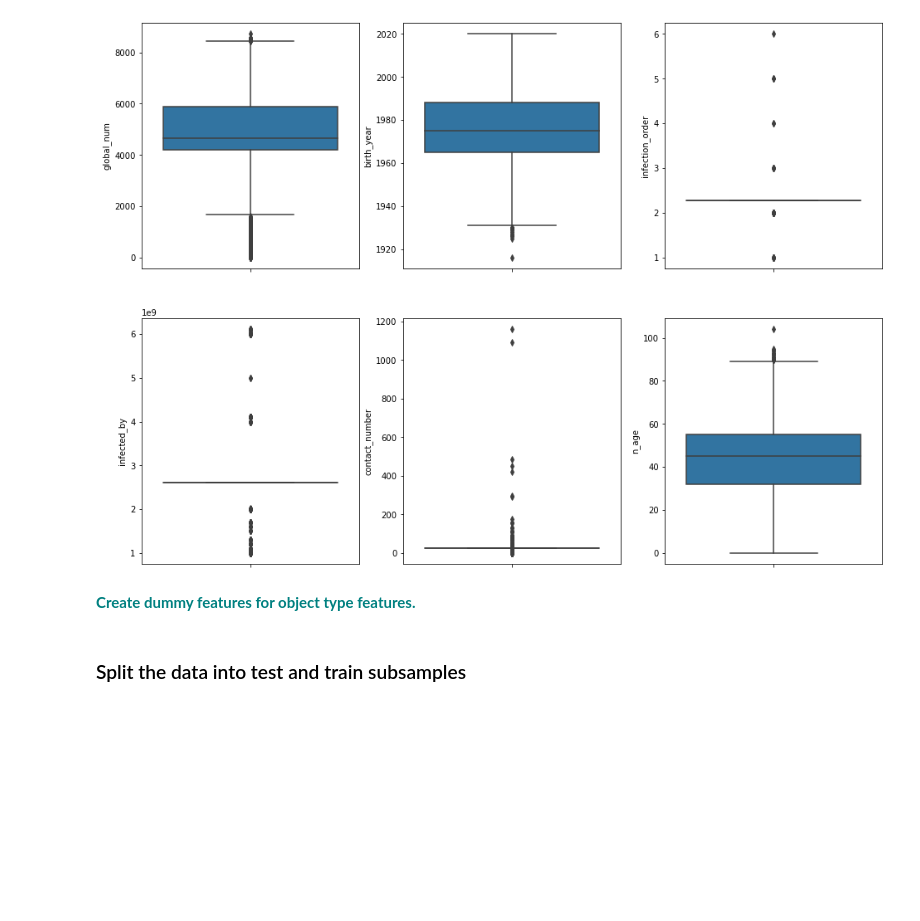
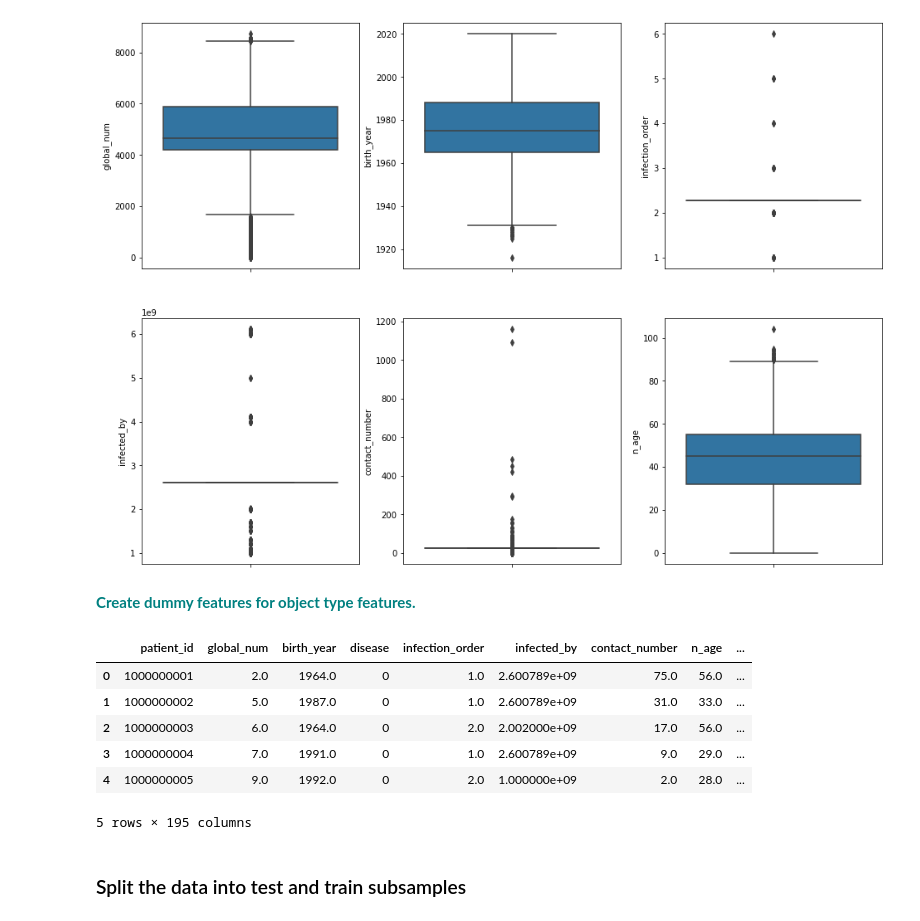
Before and after one commit to ChadDelany/Case_Study-Random_Forest, a Jupyter notebook: RandomForest_casestudy_covid19.ipynb, the cells around one changed output. Saved outputs shown, nothing was run; the diff lists cells and outputs as text; code cells hidden in the pictures; blank space fills up the shorter version.

```diff
--- a/RandomForest_casestudy_covid19.ipynb
+++ b/RandomForest_casestudy_covid19.ipynb
@@ -508,6 +508,17 @@ plt.show()
 [figure]
 # %% [markdown]
 **<font color='teal'> Create dummy features for object type features. </font>**
+# %%
+df = pd.get_dummies(df)
+df.head()
+# %% [output]
+|  | patient_id | global_num | birth_year | disease | infection_order | infected_by | contact_number | n_age | ... |
+| 0 | 1000000001 | 2.0 | 1964.0 | 0 | 1.0 | 2.600789e+09 | 75.0 | 56.0 | ... |
+| 1 | 1000000002 | 5.0 | 1987.0 | 0 | 1.0 | 2.600789e+09 | 31.0 | 33.0 | ... |
+| 2 | 1000000003 | 6.0 | 1964.0 | 0 | 2.0 | 2.002000e+09 | 17.0 | 56.0 | ... |
+| 3 | 1000000004 | 7.0 | 1991.0 | 0 | 1.0 | 2.600789e+09 | 9.0 | 29.0 | ... |
+| 4 | 1000000005 | 9.0 | 1992.0 | 0 | 2.0 | 1.000000e+09 | 2.0 | 28.0 | ... |
+5 rows × 195 columns
 # %% [markdown]
 ### Split the data into test and train subsamples
 # %%
```
